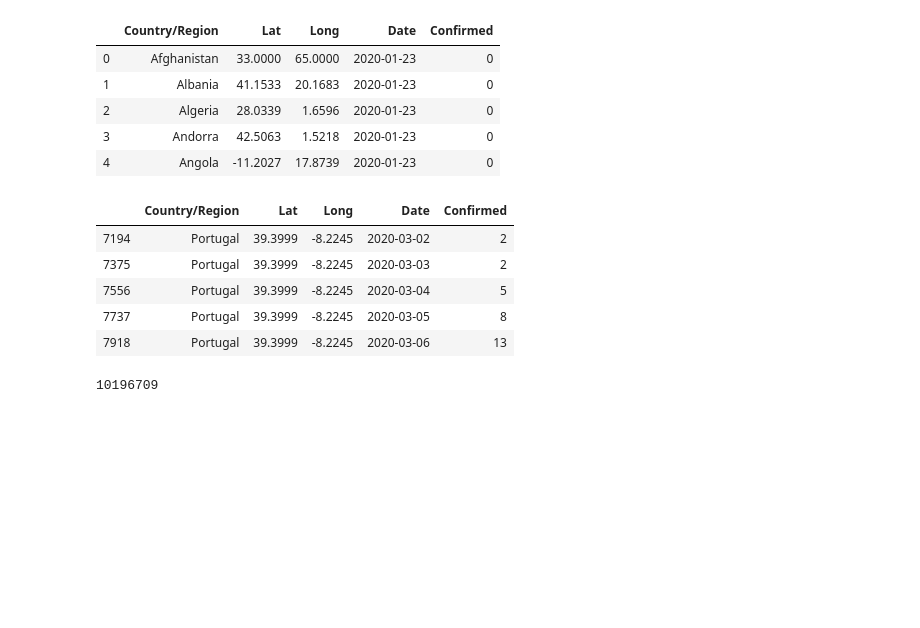
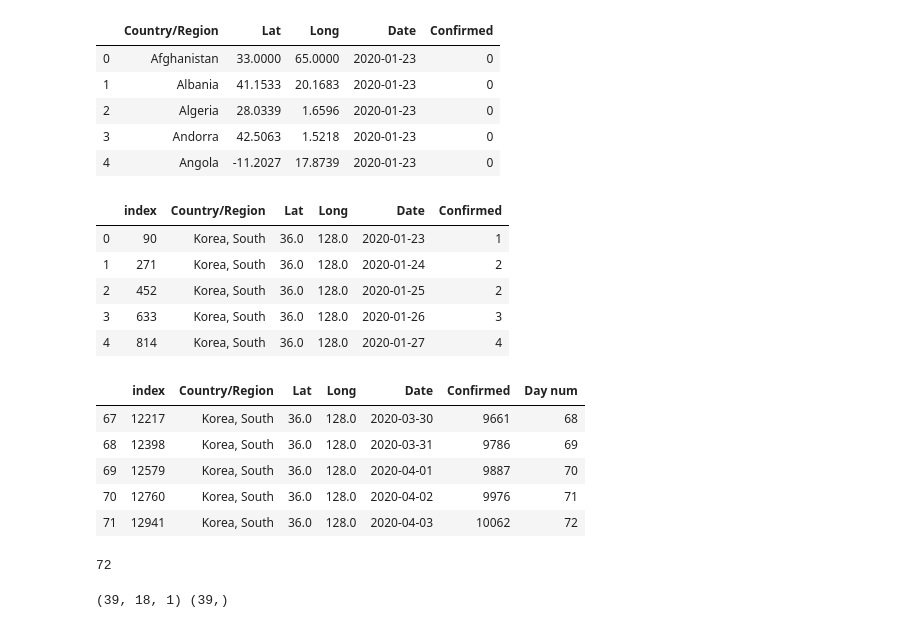
Before and after one commit to Aveek-Saha/CovidAnalysis, a Jupyter notebook: LSTM_modeling.ipynb, the cells around one changed output. Saved outputs shown, nothing was run; the diff lists cells and outputs as text; code cells hidden in the pictures; blank space fills up the shorter version.

Commit message:
Add per country prediction

```diff
--- a/LSTM_modeling.ipynb
+++ b/LSTM_modeling.ipynb
@@ -301,17 +299,24 @@ country ='Portugal'
+# %%
+country ='Korea, South'
 # %%
 temp = df_c[df_c['Country/Region'] == country]
-temp = temp[temp['Confirmed'] > 0].fillna(0)
+temp = temp[temp['Confirmed'] > 0].fillna(0).reset_index()
 # temp = temp[temp['Confirmed'] > 0].diff().fillna(0)
 temp.head()
 # %% [output]
-|  | Country/Region | Lat | Long | Date | Confirmed |
-| 7194 | Portugal | 39.3999 | -8.2245 | 2020-03-02 | 2 |
-| 7375 | Portugal | 39.3999 | -8.2245 | 2020-03-03 | 2 |
-| 7556 | Portugal | 39.3999 | -8.2245 | 2020-03-04 | 5 |
-| 7737 | Portugal | 39.3999 | -8.2245 | 2020-03-05 | 8 |
-| 7918 | Portugal | 39.3999 | -8.2245 | 2020-03-06 | 13 |
+|  | index | Country/Region | Lat | Long | Date | Confirmed |
+| 0 | 90 | Korea, South | 36.0 | 128.0 | 2020-01-23 | 1 |
+| 1 | 271 | Korea, South | 36.0 | 128.0 | 2020-01-24 | 2 |
+| 2 | 452 | Korea, South | 36.0 | 128.0 | 2020-01-25 | 2 |
+| 3 | 633 | Korea, South | 36.0 | 128.0 | 2020-01-26 | 3 |
+| 4 | 814 | Korea, South | 36.0 | 128.0 | 2020-01-27 | 4 |
-# %%
-N = int(pop[pop['Name'] == country]['Population'])
-N
-# %% [output]
-10196709
+# %%
+temp['Day num'] = np.arange(1, len(temp)+1)
+temp.tail()
+# %% [output]
+|  | index | Country/Region | Lat | Long | Date | Confirmed | Day num |
+| 67 | 12217 | Korea, South | 36.0 | 128.0 | 2020-03-30 | 9661 | 68 |
+| 68 | 12398 | Korea, South | 36.0 | 128.0 | 2020-03-31 | 9786 | 69 |
+| 69 | 12579 | Korea, South | 36.0 | 128.0 | 2020-04-01 | 9887 | 70 |
+| 70 | 12760 | Korea, South | 36.0 | 128.0 | 2020-04-02 | 9976 | 71 |
+| 71 | 12941 | Korea, South | 36.0 | 128.0 | 2020-04-03 | 10062 | 72 |
@@ -317,0 +328,7 @@ N
+# %%
+training = split
+total = temp.shape[0]
+train_index = int(total*training)
+total
+# %% [output]
+72
@@ -317,0 +354,4 @@ N
+# %%
+print(X_train.shape, y_train.shape)
+# %% [output]
+(39, 18, 1) (39,)
```
Also changed, not shown: parts of 25 cells of this notebook, 1 other file.
